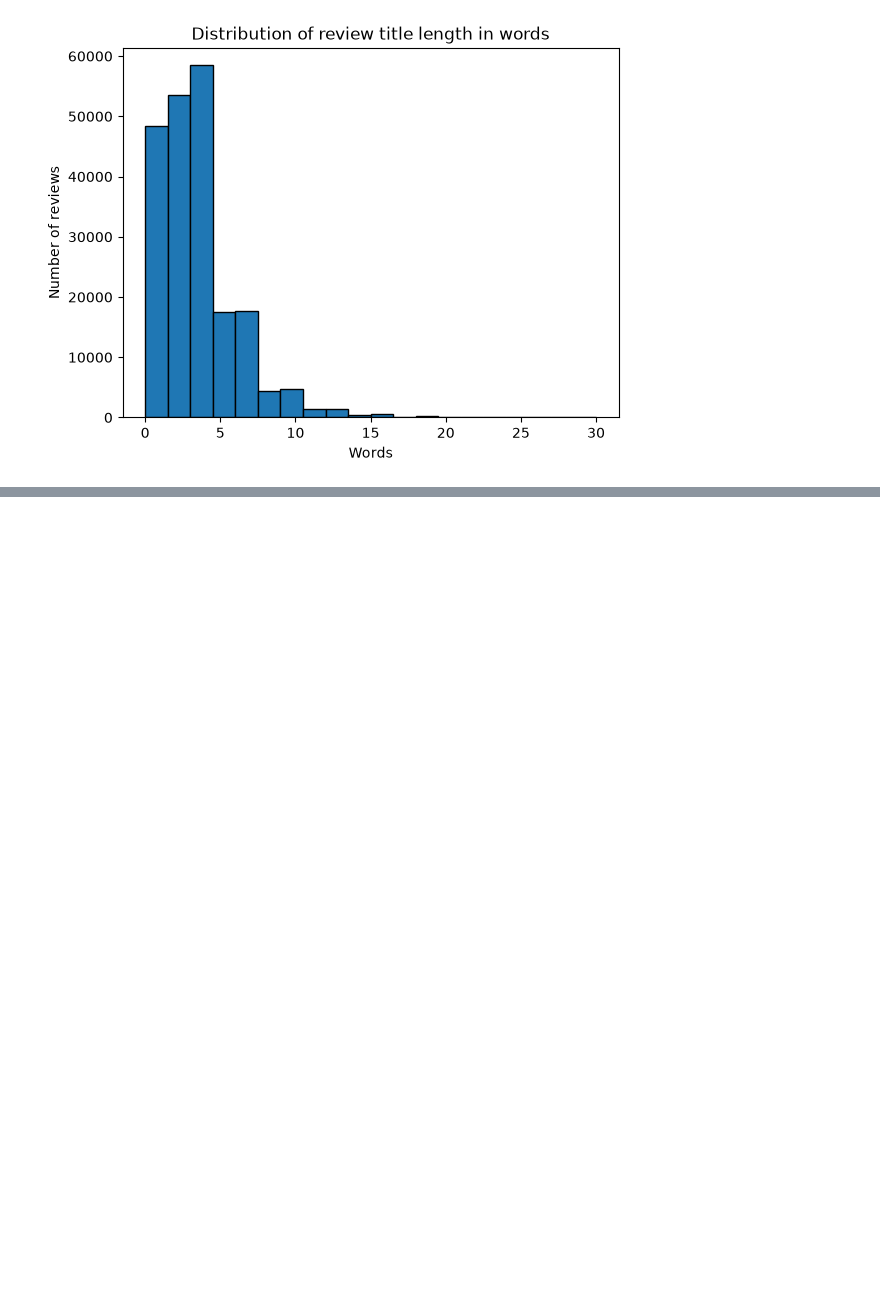
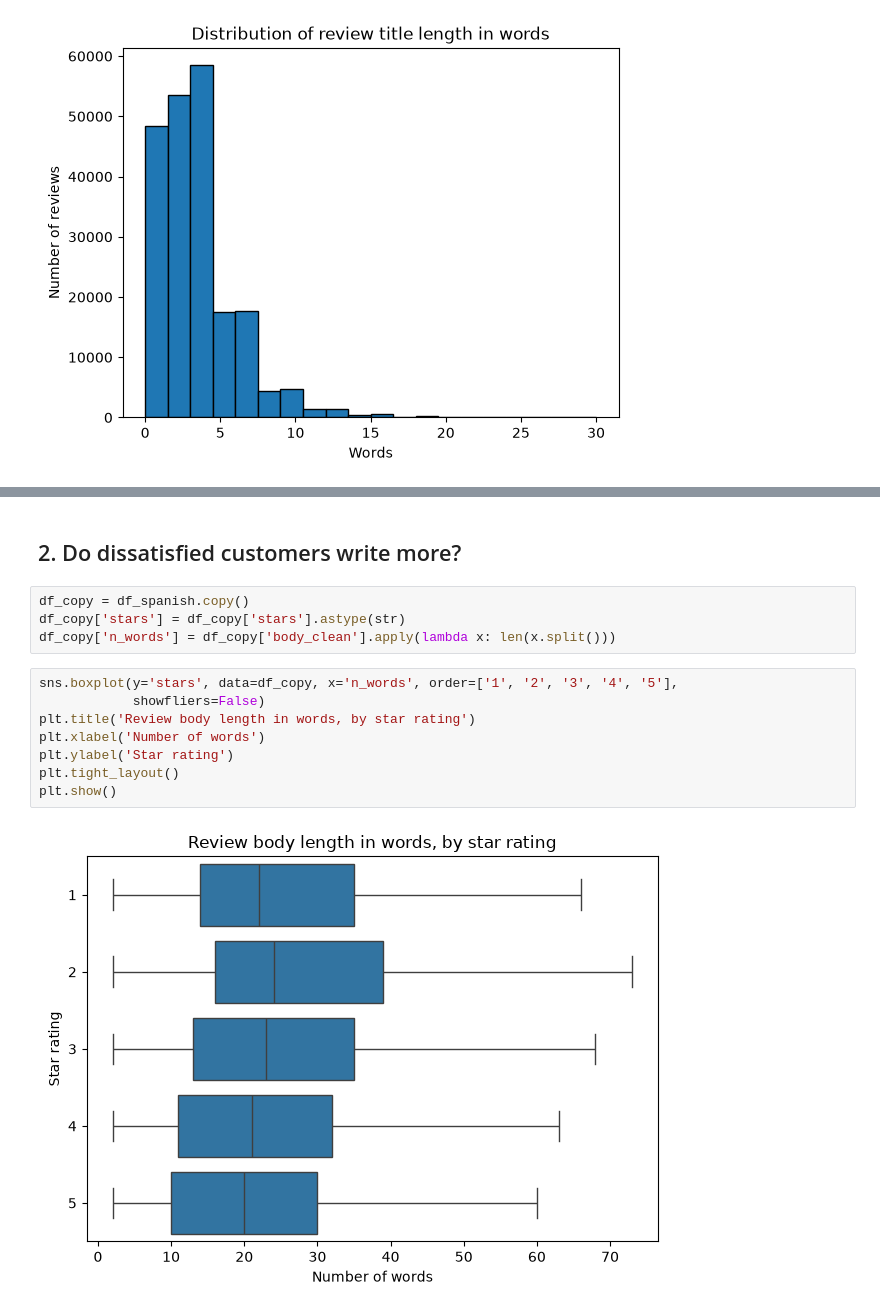
Before and after one commit to AlejandroBeldaFernandez/Amazon-Reviews-Spanish, a Jupyter notebook: Amazon_Reviews.ipynb, the cells around one changed output, grey strips where cells are left out. Drawn from its saved outputs; the diff is of its cells as text; blank space fills up the shorter version.

```diff
--- a/Amazon_Reviews.ipynb
+++ b/Amazon_Reviews.ipynb
@@ -1000,0 +1006,16 @@ cleaning: the rule is only worth writing if the measurement shows something to f
+# %% [markdown]
+## 2. Do dissatisfied customers write more?
+# %%
+df_copy = df_spanish.copy()
+df_copy['stars'] = df_copy['stars'].astype(str)
+df_copy['n_words'] = df_copy['body_clean'].apply(lambda x: len(x.split()))
+# %%
+sns.boxplot(y='stars', data=df_copy, x='n_words', order=['1', '2', '3', '4', '5'],
+            showfliers=False)
+plt.title('Review body length in words, by star rating')
+plt.xlabel('Number of words')
+plt.ylabel('Star rating')
+plt.tight_layout()
+plt.show()
+# %% [output]
+[figure, added]
```
Also changed, not shown: parts of 54 cells of this notebook.
